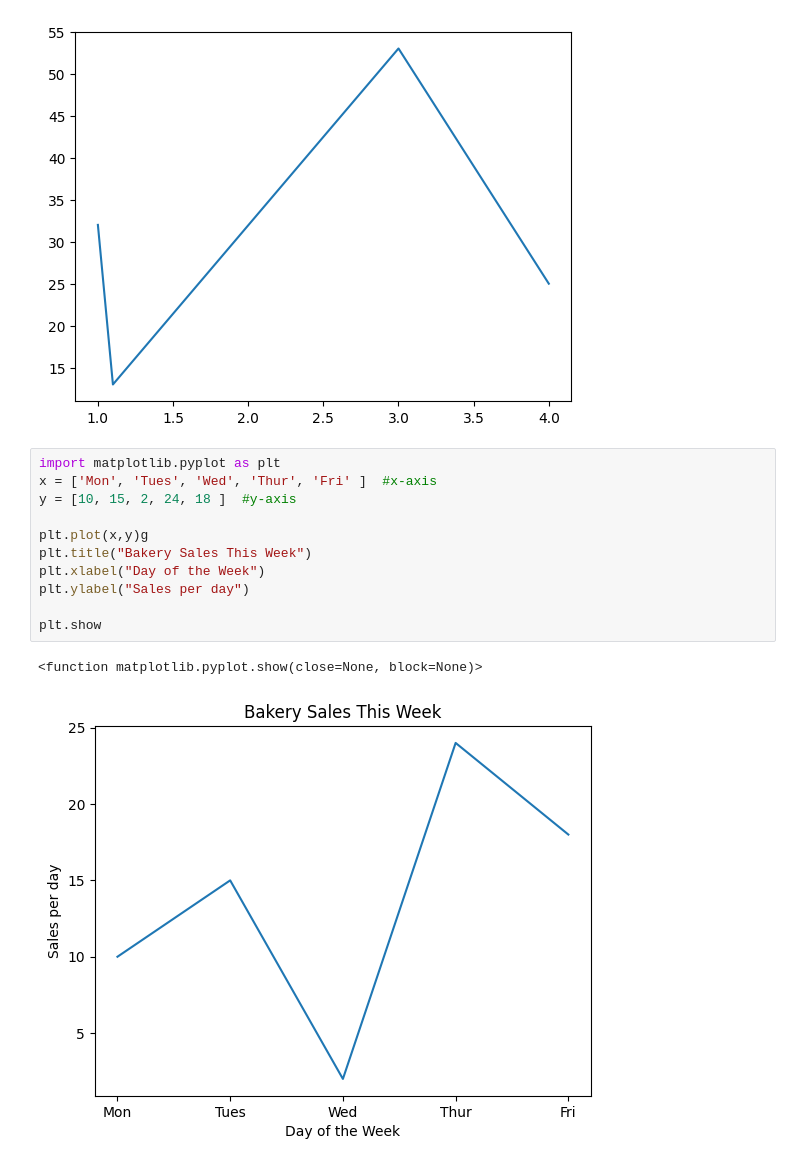
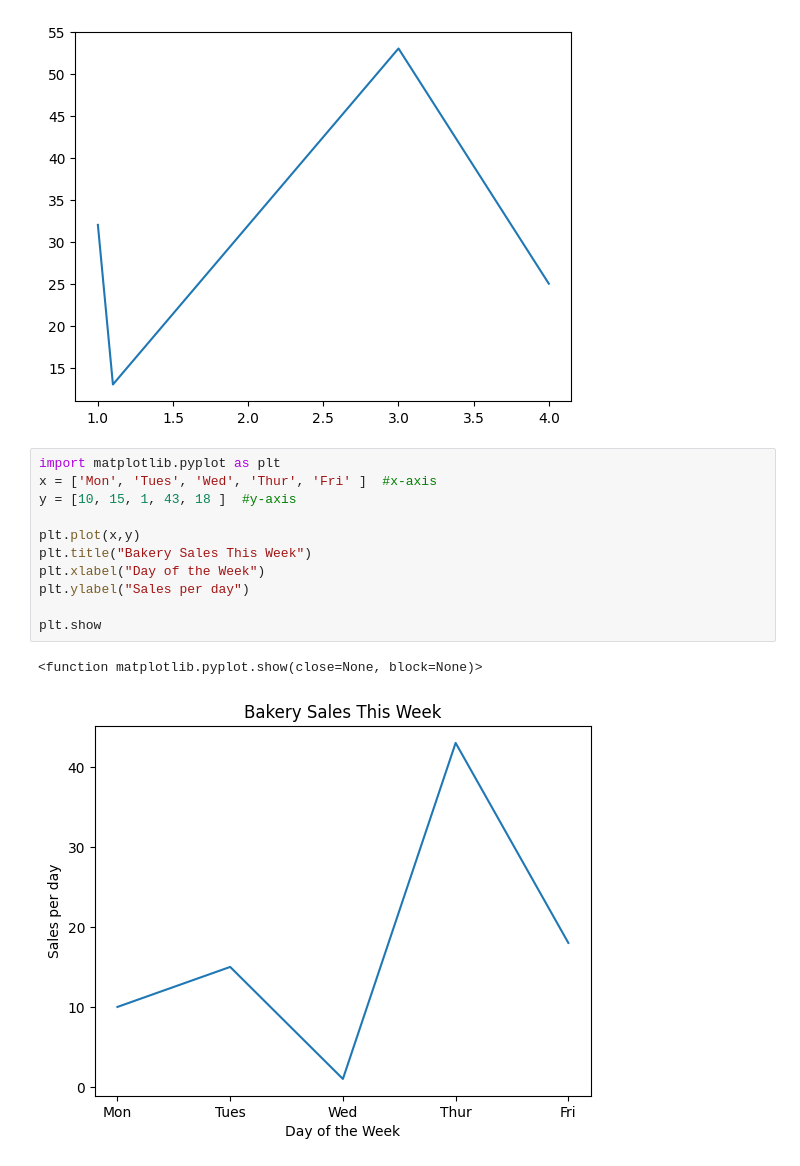
Before and after one commit to Deepanshu07-eng/Python, a Jupyter notebook: Matplotlib/Untitled.ipynb, the cells around one changed output. Drawn from its saved outputs; the diff is of its cells as text.

Commit message:
plt.plot function in matplotlib

```diff
--- a/Matplotlib/Untitled.ipynb
+++ b/Matplotlib/Untitled.ipynb
@@ -12,14 +12,14 @@ plt.show
 # %%
 import matplotlib.pyplot as plt
 x = ['Mon', 'Tues', 'Wed', 'Thur', 'Fri' ]  #x-axis
-y = [10, 15, 2, 24, 18 ]  #y-axis
+y = [10, 15, 1, 43, 18 ]  #y-axis
 
-plt.plot(x,y)g
+plt.plot(x,y)
 plt.title("Bakery Sales This Week")
 plt.xlabel("Day of the Week")
 plt.ylabel("Sales per day")
 
 plt.show
 # %% [output]
 <function matplotlib.pyplot.show(close=None, block=None)>
-[figure, old version]
+[figure, new version]
```
Also changed, not shown: 1 other file.
